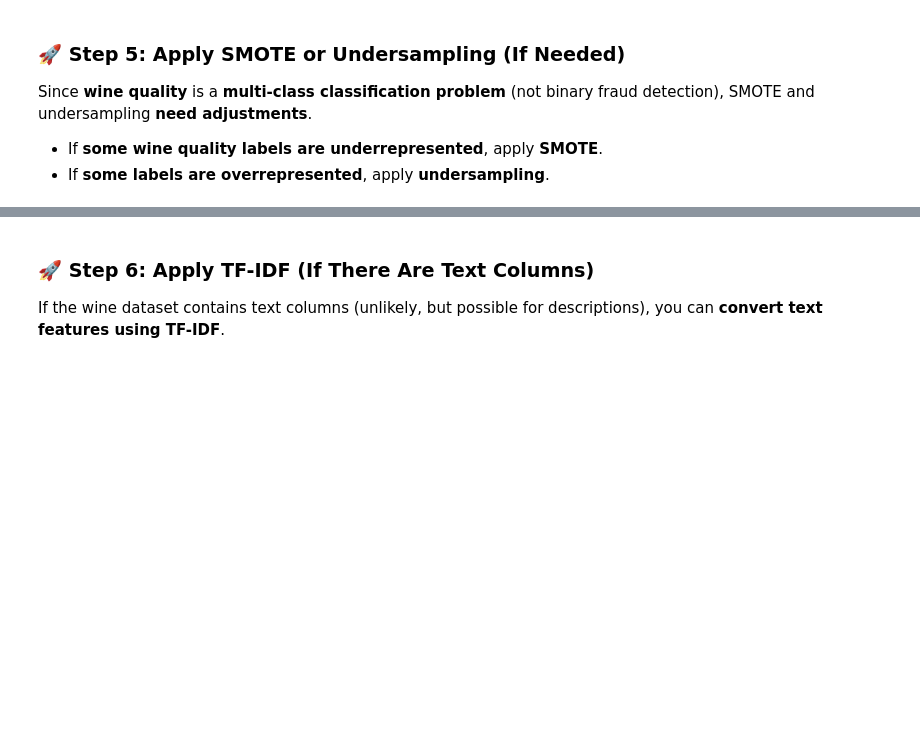
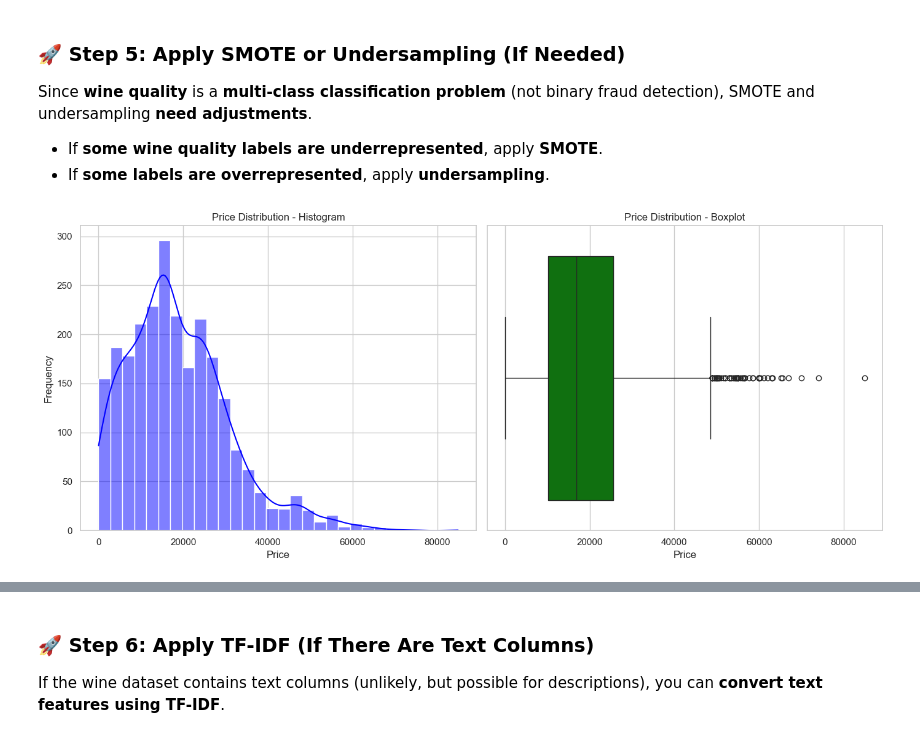
Before and after one commit to guyreuveni33/Tabular-Data-Science-Final-Research-Project, a Jupyter notebook: 21_2_2025_13 (2) (1).ipynb, the cells around one changed output, grey strips where cells are left out. Drawn from its saved outputs; the diff is of its cells as text; code cells hidden in the pictures; blank space fills up the shorter version.

```diff
--- a/21_2_2025_13 (2) (1).ipynb
+++ b/21_2_2025_13 (2) (1).ipynb
@@ -1301,3 +1332,29 @@ Since **wine quality** is a **multi-class classification problem** (not binary f
 # Extract features (X) and target (y)
 X = df[numerical_features]
 y = df[target_column]
+# %%
+import matplotlib.pyplot as plt
+import seaborn as sns
+
+# Set the style
+sns.set(style='whitegrid')
+
+# Create a figure with subplots
+fig, axes = plt.subplots(1, 2, figsize=(14, 6))
+
+# Histogram
+sns.histplot(df['price'], bins=30, kde=True, ax=axes[0], color='blue')
+axes[0].set_title('Price Distribution - Histogram')
+axes[0].set_xlabel('Price')
+axes[0].set_ylabel('Frequency')
+
+# Boxplot
+sns.boxplot(x=df['price'], ax=axes[1], color='green')
+axes[1].set_title('Price Distribution - Boxplot')
+axes[1].set_xlabel('Price')
+
+# Display the plots
+plt.tight_layout()
+plt.show()
+# %% [output]
+[figure, added]
```
Also changed, not shown: parts of 25 cells of this notebook.
